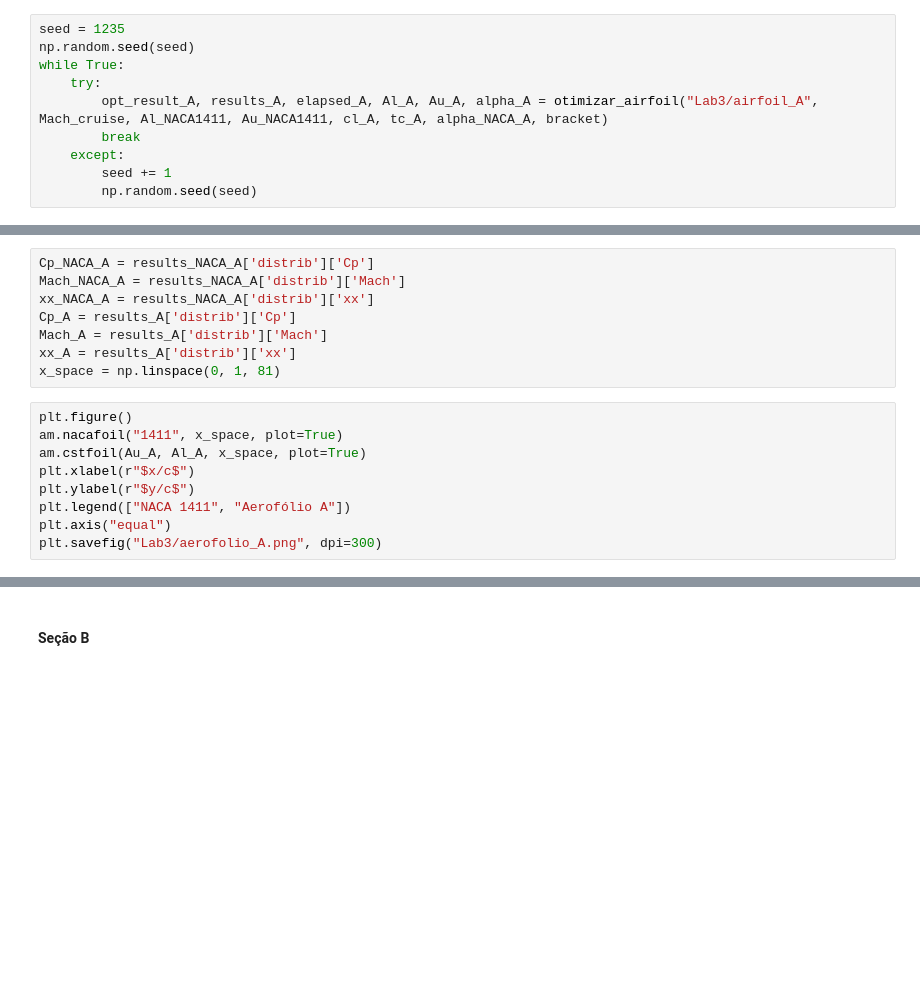
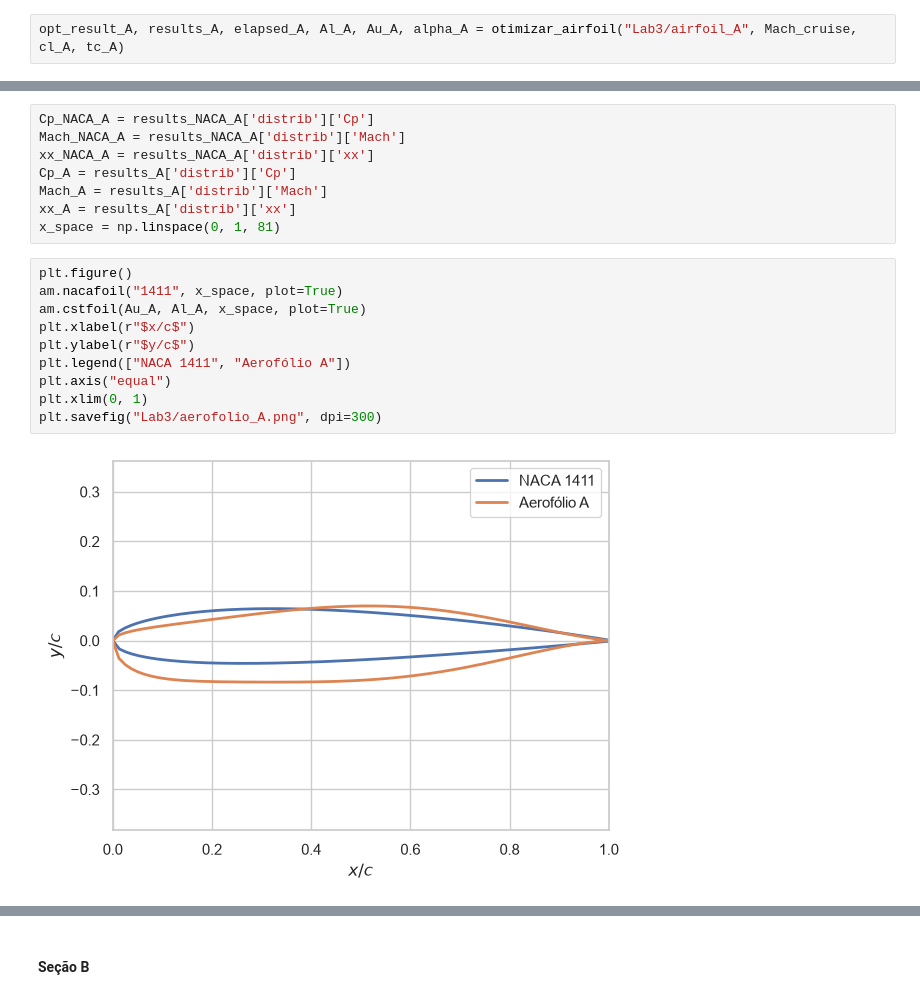
Before and after one commit to tomaztc/Tomav2, a Jupyter notebook: Lab3.ipynb, the cells around one changed output, grey strips where cells are left out. Saved outputs shown, nothing was run; the diff lists cells and outputs as text; blank space fills up the shorter version.

```diff
--- a/Lab3.ipynb
+++ b/Lab3.ipynb
@@ -1131,15 +1121,7 @@ bracket = (np.deg2rad(-2), np.deg2rad(7))
 # %% [markdown]
 #### Seção A
 # %%
-seed = 1235
-np.random.seed(seed)
-while True:
-    try:
-        opt_result_A, results_A, elapsed_A, Al_A, Au_A, alpha_A = otimizar_airfoil("Lab3/airfoil_A", Mach_cruise, Al_NACA1411, Au_NACA1411, cl_A, tc_A, alpha_NACA_A, bracket)
-        break
-    except:
-        seed += 1
-        np.random.seed(seed)
+opt_result_A, results_A, elapsed_A, Al_A, Au_A, alpha_A = otimizar_airfoil("Lab3/airfoil_A", Mach_cruise, cl_A, tc_A)
 # %% [output]
 Evaluating the following point
 Al: [-0.1489439  -0.10330027 -0.10305128 -0.10514982]
@@ -1359,11 +1506,14 @@ x_space = np.linspace(0, 1, 81)
 # %%
 plt.figure()
 am.nacafoil("1411", x_space, plot=True)
 am.cstfoil(Au_A, Al_A, x_space, plot=True)
 plt.xlabel(r"$x/c$")
 plt.ylabel(r"$y/c$")
 plt.legend(["NACA 1411", "Aerofólio A"])
 plt.axis("equal")
+plt.xlim(0, 1)
 plt.savefig("Lab3/aerofolio_A.png", dpi=300)
+# %% [output]
+[figure, added]
 # %%
 plt.figure()
```
Also changed, not shown: parts of 37 cells of this notebook, 56 other files.
